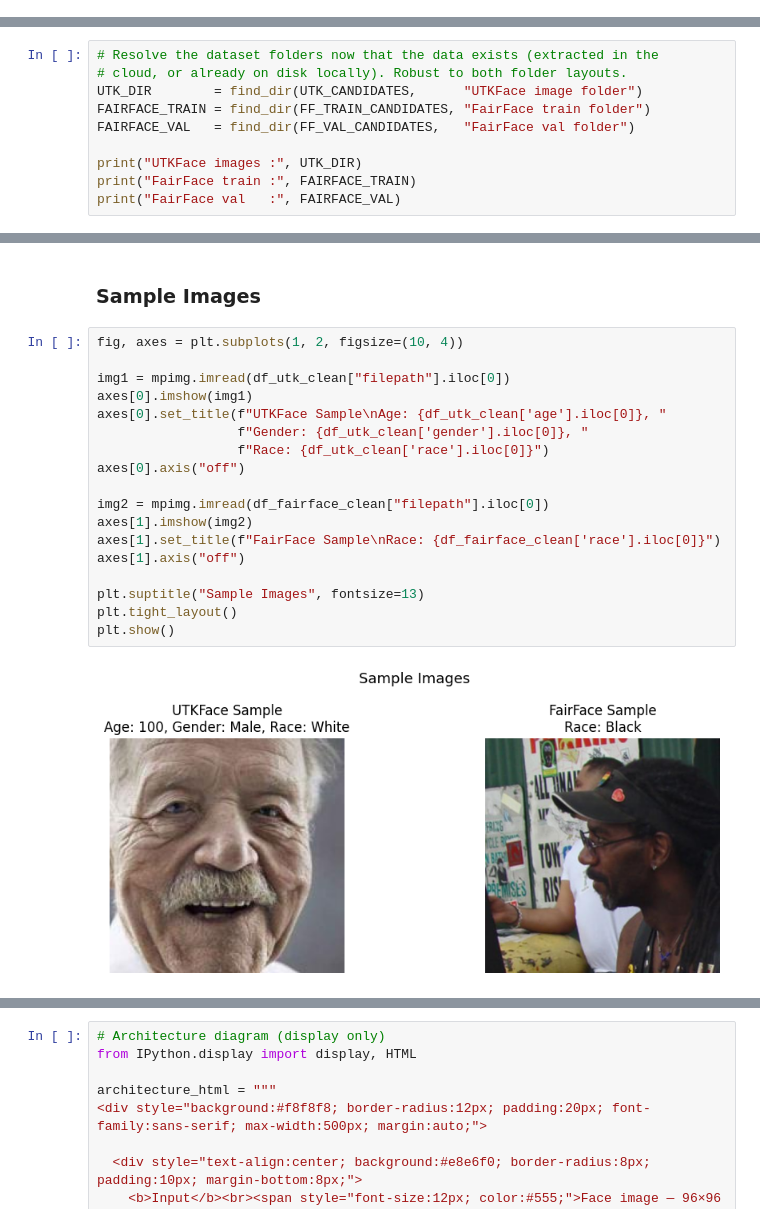
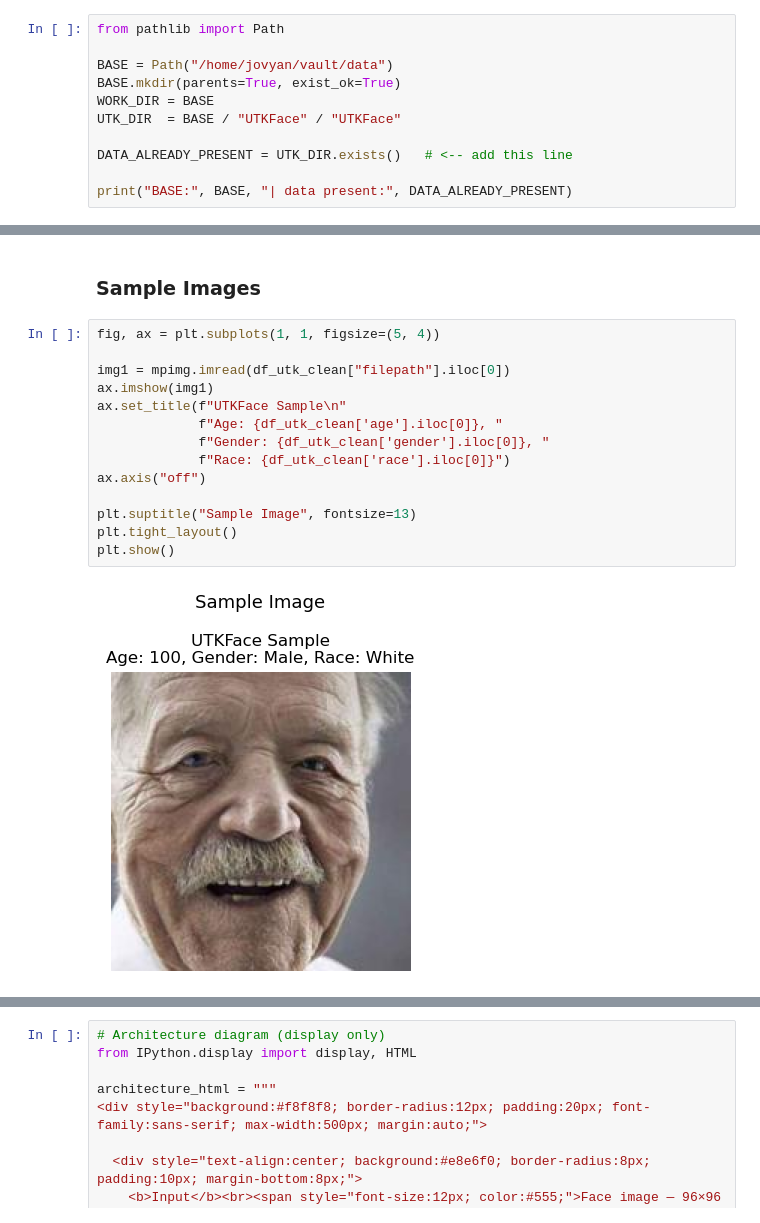
Before and after one commit to namrata1104/Face-Recognition, a Jupyter notebook: Face_recognition.ipynb, the cells around one changed output, grey strips where cells are left out. Cells and saved outputs as stored; diff of their text form.

```diff
--- a/Face_recognition.ipynb
+++ b/Face_recognition.ipynb
@@ -45,0 +55,11 @@ Skip straight to the fairness section if the checkpoint loads successfully.
+# %%
+from pathlib import Path
+
+BASE = Path("/home/jovyan/vault/data")
+BASE.mkdir(parents=True, exist_ok=True)
+WORK_DIR = BASE
+UTK_DIR  = BASE / "UTKFace" / "UTKFace"
+
+DATA_ALREADY_PRESENT = UTK_DIR.exists()   # <-- add this line
+
+print("BASE:", BASE, "| data present:", DATA_ALREADY_PRESENT)
@@ -330,10 +172,0 @@ D:\nihal/UTKFace/utkface_aligned_cropped/crop_part1: 9780 jpg files
-# %%
-# Resolve the dataset folders now that the data exists (extracted in the
-# cloud, or already on disk locally). Robust to both folder layouts.
-UTK_DIR        = find_dir(UTK_CANDIDATES,      "UTKFace image folder")
-FAIRFACE_TRAIN = find_dir(FF_TRAIN_CANDIDATES, "FairFace train folder")
-FAIRFACE_VAL   = find_dir(FF_VAL_CANDIDATES,   "FairFace val folder")
-
-print("UTKFace images :", UTK_DIR)
-print("FairFace train :", FAIRFACE_TRAIN)
-print("FairFace val   :", FAIRFACE_VAL)
@@ -693,25 +422,21 @@ does model accuracy differ systematically across race groups?
 # %% [markdown]
 ### Sample Images
 # %%
-fig, axes = plt.subplots(1, 2, figsize=(10, 4))
+fig, ax = plt.subplots(1, 1, figsize=(5, 4))
 
 img1 = mpimg.imread(df_utk_clean["filepath"].iloc[0])
-axes[0].imshow(img1)
-axes[0].set_title(f"UTKFace Sample\nAge: {df_utk_clean['age'].iloc[0]}, "
-                  f"Gender: {df_utk_clean['gender'].iloc[0]}, "
-                  f"Race: {df_utk_clean['race'].iloc[0]}")
-axes[0].axis("off")
+ax.imshow(img1)
+ax.set_title(f"UTKFace Sample\n"
+             f"Age: {df_utk_clean['age'].iloc[0]}, "
+             f"Gender: {df_utk_clean['gender'].iloc[0]}, "
+             f"Race: {df_utk_clean['race'].iloc[0]}")
+ax.axis("off")
 
-img2 = mpimg.imread(df_fairface_clean["filepath"].iloc[0])
-axes[1].imshow(img2)
-axes[1].set_title(f"FairFace Sample\nRace: {df_fairface_clean['race'].iloc[0]}")
-axes[1].axis("off")
-
-plt.suptitle("Sample Images", fontsize=13)
+plt.suptitle("Sample Image", fontsize=13)
 plt.tight_layout()
 plt.show()
 # %% [output]
-[figure, old version]
+[figure, new version]
 # %% [markdown]
 ### EDA Summary
 
```
Also changed, not shown: parts of 55 cells of this notebook.
